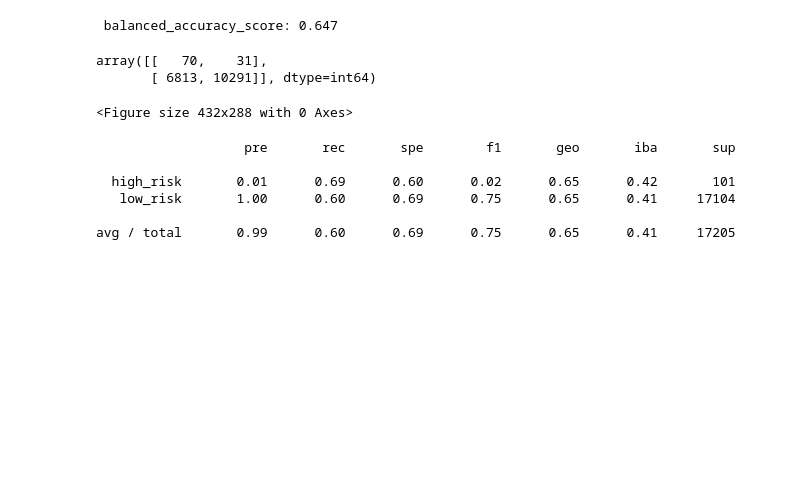
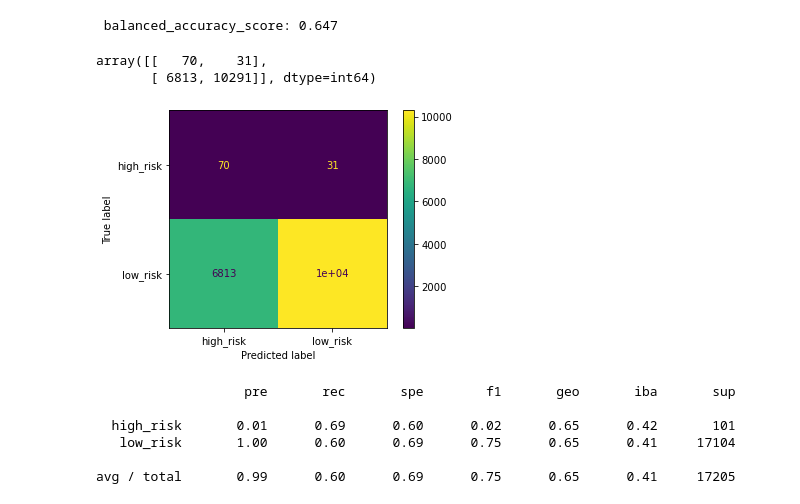
Before and after one commit to jamie-miller-rva/Lending_Club_Credit_Risk, a Jupyter notebook: credit_risk_resampling.ipynb, the cells around one changed output. Saved outputs shown, nothing was run; the diff lists cells and outputs as text; code cells hidden in the pictures; blank space fills up the shorter version.

```diff
--- a/credit_risk_resampling.ipynb
+++ b/credit_risk_resampling.ipynb
@@ -234,11 +234,11 @@ array([[   70,    31],
 # %%
 # diplay the confusion matrix display
 disp = ConfusionMatrixDisplay(confusion_matrix=cm,display_labels= model.classes_)
-disp.plot
-plt.savefig("./Images/RandomOverSampler_confusion_matrix.png")
+disp.plot()
+# plt.savefig("./Images/RandomOverSampler_confusion_matrix.png")
 plt.show()
 # %% [output]
-<Figure size 432x288 with 0 Axes>
+[figure, added]
 # %%
 # Print the imbalanced classification report
 report = classification_report_imbalanced(y_test, predictions)
```
Also changed, not shown: parts of 11 cells of this notebook, 10 other files.
